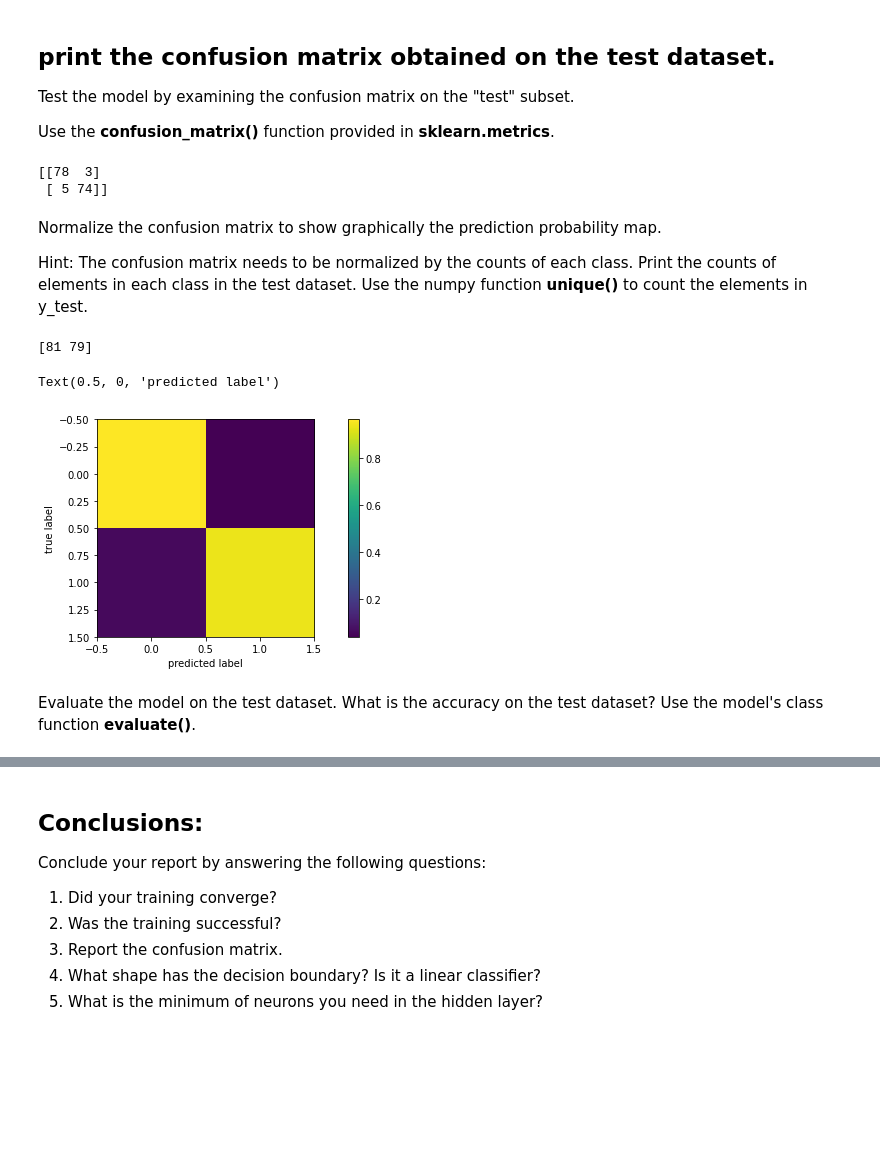
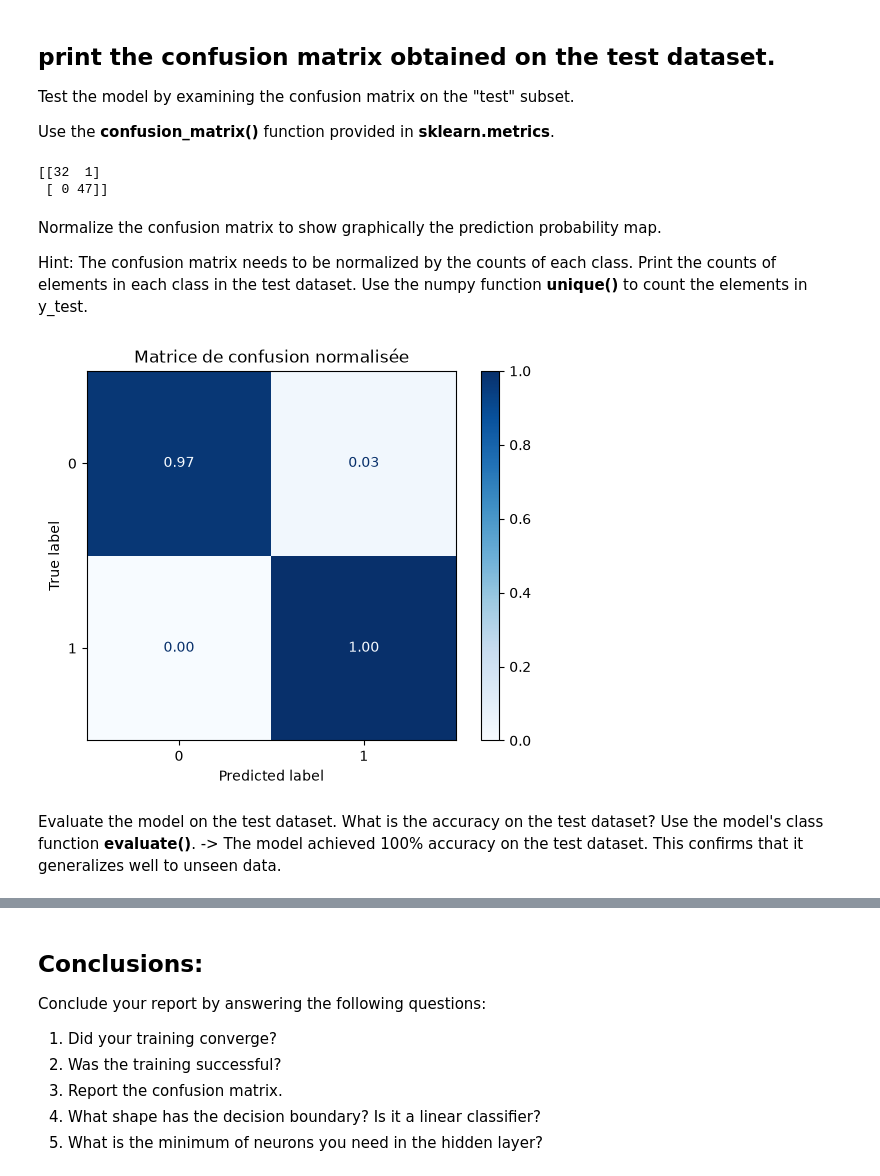
Before and after one commit to rgnseca/ML-AI_tutorials, a Jupyter notebook: Deep_Learning_Lab_Assignments/exercise_1_assignment.ipynb, the cells around one changed output, grey strips where cells are left out. Drawn from its saved outputs; the diff is of its cells as text; code cells hidden in the pictures; blank space fills up the shorter version.

```diff
--- a/Deep_Learning_Lab_Assignments/exercise_1_assignment.ipynb
+++ b/Deep_Learning_Lab_Assignments/exercise_1_assignment.ipynb
@@ -176,29 +198,48 @@ None
 Test the model by examining the confusion matrix on the "test" subset.
 
 Use the **confusion_matrix()** function provided in **sklearn.metrics**.
-# %%
-
-from sklearn.metrics import confusion_matrix
-
-... < complete code here >
-# %% [output]
-[[78  3]
- [ 5 74]]
+# %%
+
+from sklearn.metrics import confusion_matrix
+
+# Probabilités prédites par le modèle
+Y_pred_proba = model.predict(X_test, verbose=0)
+
+# Classe prédite et vraie classe
+Y_pred = np.argmax(Y_pred_proba, axis=1)
+Y_true = np.argmax(Y_test, axis=1)
+
+# Matrice de confusion
+cm = confusion_matrix(Y_true, Y_pred)
+
+print(cm)
+# %% [output]
+[[32  1]
+ [ 0 47]]
 # %% [markdown]
 Normalize the confusion matrix to show graphically the prediction probability map.
 
 Hint: The confusion matrix needs to be normalized by the counts of each class. Print the counts of elements in each class in the test dataset. Use the numpy function **unique()** to count the elements in y_test.
-# %%
-
-... < complete code here >
-
-plt.figure('confusion matrix')
-ax = plt.imshow(CM); plt.colorbar()
-plt.ylabel('true label')
-plt.xlabel('predicted label')
-# %% [output]
-[81 79]
-Text(0.5, 0, 'predicted label')
-[figure, removed]
+# %%
+cm_normalized = confusion_matrix(
+    Y_true,
+    Y_pred,
+    normalize="true"
+)
+# %%
+import matplotlib.pyplot as plt
+from sklearn.metrics import ConfusionMatrixDisplay
+
+disp = ConfusionMatrixDisplay(
+    confusion_matrix=cm_normalized,
+    display_labels=[0, 1]
+)
+
+disp.plot(cmap="Blues", values_format=".2f")
+plt.title("Matrice de confusion normalisée")
+plt.show()
+# %% [output]
+[figure, added]
 # %% [markdown]
 Evaluate the model on the test dataset. What is the accuracy on the test dataset? Use the model's class function **evaluate()**.
+-> The model achieved 100% accuracy on the test dataset. This confirms that it generalizes well to unseen data.
```
Also changed, not shown: parts of 15 cells of this notebook.
